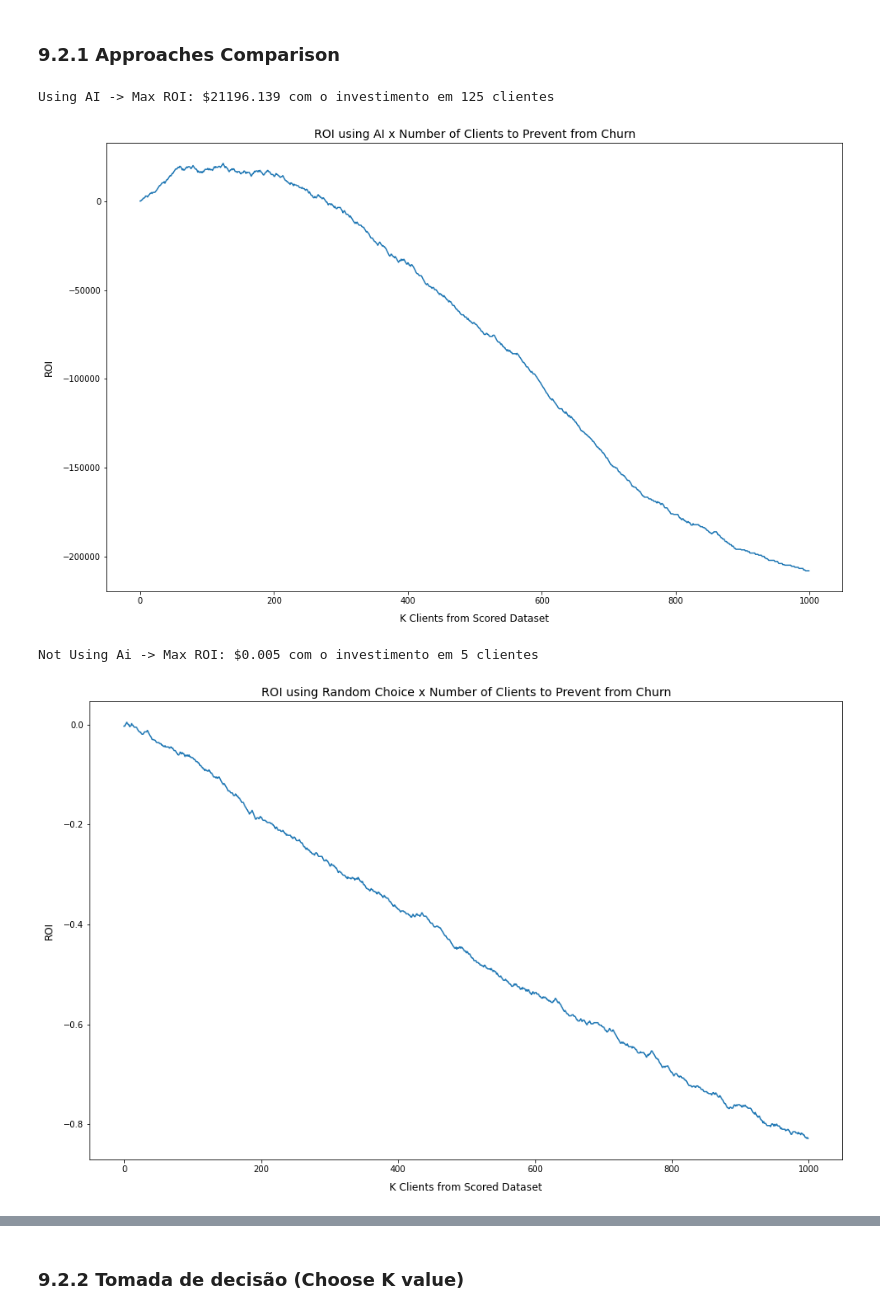
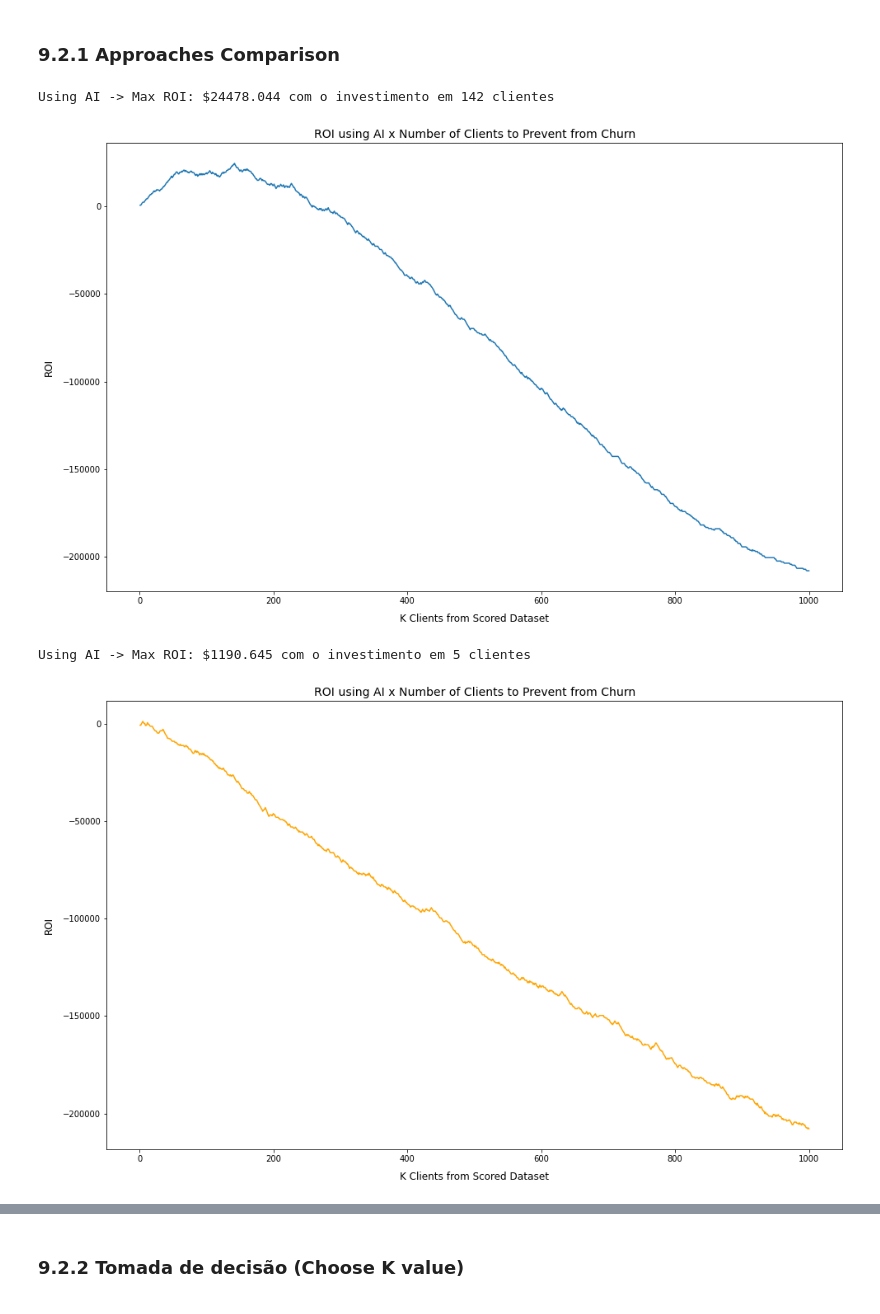
Before and after one commit to raposofrct/churn-prediction, a Jupyter notebook: notebook.ipynb, the cells around one changed output, grey strips where cells are left out. Saved outputs shown, nothing was run; the diff lists cells and outputs as text; code cells hidden in the pictures.

```diff
--- a/notebook.ipynb
+++ b/notebook.ipynb
@@ -693,7 +692,7 @@ F1 Top 150: 258.928
 # Using AI
 
 y_true = y_test
-y_proba = lgbm.predict_proba(x_test)
+y_proba = model.predict_proba(x_test)
 
 aux = pd.DataFrame()
 aux['y_true'] = y_true
@@ -701,56 +700,54 @@ aux['y_proba'] = y_proba[:,1]
 aux['balance'] = dados5.loc[aux.index,'balance']
 aux['possivel_perda'] = aux['balance']*0.01
 aux['custo'] = aux['balance']*0.005
+aux['roi'] = aux.apply(lambda x: (x['possivel_perda'] - x['custo']) if x['y_true']==1 else (-x['custo']),1) # for 1 meu roi existe, for 0 eu só gastei dinheiro
+
+# AI Sort Choice
 aux = aux.sort_values('y_proba',ascending=False)
+aux['k'] = range(1,aux.shape[0]+1)
+aux['roi_cumsum'] = np.cumsum(aux['roi'])
 
-roi_ai,k_list = [],np.arange(0,aux.shape[0])
-for k in k_list:
-    aux_k = aux[:k] # scored choice
-    y1 = aux_k[aux_k['y_true']==1]
-    y0 = aux_k[aux_k['y_true']==0]
-    possivel_perda = y1['possivel_perda'].sum()
-    custo = y1['custo'].sum()+y0['custo'].sum()
-    roi_ai.append(possivel_perda - custo)
-
-print(f'Using AI -> Max ROI: ${np.max(roi_ai).round(3)} com o investimento em {roi_ai.index(np.max(roi_ai))+1} clientes')
+k_max = aux[aux['roi_cumsum']==aux['roi_cumsum'].max()]['k'].values[0]
+roi_max = aux['roi_cumsum'].max().round(3)
+print(f'Using AI -> Max ROI: ${roi_max} com o investimento em {k_max} clientes')
 
 plt.figure(figsize=(16,10))
-ax = sns.lineplot(x=k_list,y=roi_ai);
+ax = sns.lineplot(x=aux['k'],y=aux['roi_cumsum']);
 ax.set_title('ROI using AI x Number of Clients to Prevent from Churn',size=14)
 ax.set_ylabel('ROI',labelpad=10,size=12)
 ax.set_xlabel('K Clients from Scored Dataset',labelpad=10,size=12)
 plt.show()
 # %% [output]
-Using AI -> Max ROI: $21196.139 com o investimento em 125 clientes
+Using AI -> Max ROI: $24478.044 com o investimento em 142 clientes
-[figure, old version]
+[figure, new version]
 # %%
-# Not using AI
+y_true = y_test
 
-aux = x_test
-aux['exited'] = np.array(y_test)
+aux_random = pd.DataFrame()
+aux_random['y_true'] = y_true
+aux_random['balance'] = dados5.loc[aux_random.index,'balance']
+aux_random['possivel_perda'] = aux_random['balance']*0.01
+aux_random['custo'] = aux_random['balance']*0.005
+aux_random['roi'] = aux_random.apply(lambda x: (x['possivel_perda'] - x['custo']) if x['y_true']==1 else (-x['custo']),1) # for 1 meu roi existe, for 0 eu só gastei dinheiro
 
-roi_random,k_list = [],np.arange(0,aux.shape[0])
-for k in k_list:
-    aux_k = aux.sample(k+1,random_state=101) # random choice
-    aux_k['possivel_perda'] = aux_k['balance']*0.01
-    aux_k['custo'] = aux_k['balance']*0.005
-    y1 = aux_k[aux_k['exited']==1]
-    y0 = aux_k[aux_k['exited']==0]
-    possivel_perda = y1['possivel_perda'].sum()
-    custo = y1['custo'].sum()+y0['custo'].sum()
-    roi_random.append(possivel_perda - custo)
+# Random Choice
+aux_random = aux_random.sample(aux_random.shape[0],random_state=101)
+aux_random['roi_cumsum'] = np.cumsum(aux_random['roi'])
+aux_random['k'] = range(1,aux_random.shape[0]+1)
 
-print(f'Not Using Ai -> Max ROI: ${np.max(roi_random).round(3)} com o investimento em {roi_random.index(np.max(roi_random))+1} clientes')
+k_max = aux_random[aux_random['roi_cumsum']==aux_random['roi_cumsum'].max()]['k'].values[0]
+roi_max = aux_random['roi_cumsum'].max().round(3)
+print(f'Using AI -> Max ROI: ${roi_max} com o investimento em {k_max} clientes')
 
 plt.figure(figsize=(16,10))
-ax = sns.lineplot(x=k_list,y=roi_random);
-ax.set_title('ROI using Random Choice x Number of Clients to Prevent from Churn',size=14)
+ax = sns.lineplot(x=aux_random['k'],y=aux_random['roi_cumsum'],color='orange');
+ax.set_title('ROI using AI x Number of Clients to Prevent from Churn',size=14)
 ax.set_ylabel('ROI',labelpad=10,size=12)
 ax.set_xlabel('K Clients from Scored Dataset',labelpad=10,size=12)
 plt.show()
 # %% [output]
-Not Using Ai -> Max ROI: $0.005 com o investimento em 5 clientes
+Using AI -> Max ROI: $1190.645 com o investimento em 5 clientes
-[figure, old version]
+[figure, new version]
 # %%
 plt.figure(figsize=(16,10))
 
```
Also changed, not shown: parts of 25 cells of this notebook, 1 other file.
